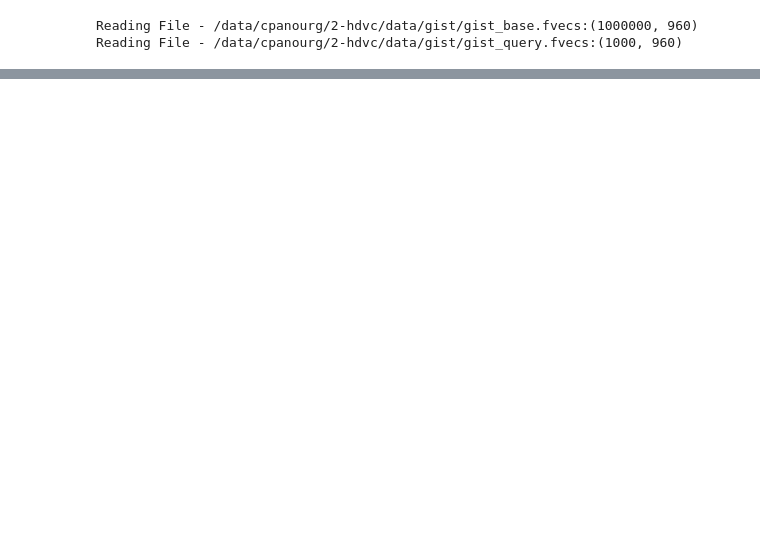
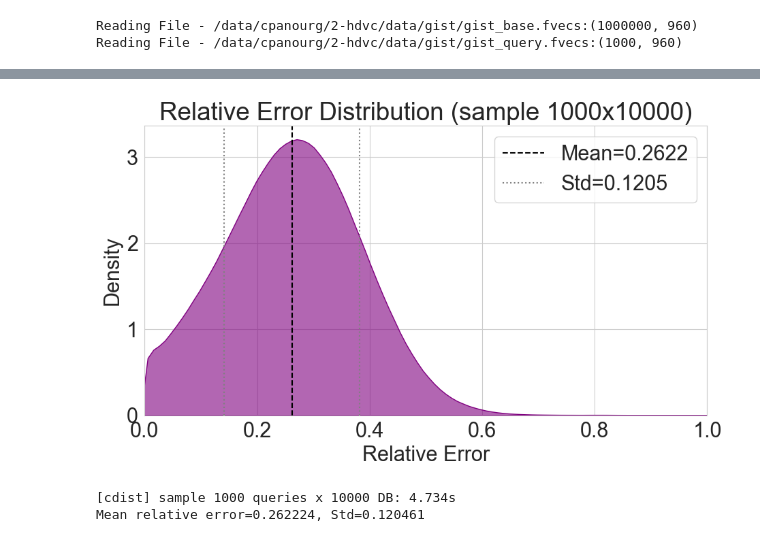
Before and after one commit to Hendrix8/hdvc, a Jupyter notebook: notebooks/1-PQ.ipynb, the cells around one changed output, grey strips where cells are left out. Cells and saved outputs as stored; diff of their text form; code cells hidden in the pictures; blank space fills up the shorter version.

```diff
--- a/notebooks/1-PQ.ipynb
+++ b/notebooks/1-PQ.ipynb
@@ -172,0 +471,13 @@ pd.read_csv('/data/cpanourg/2-hdvc/results/rel_error.csv').round(2)
+# %%
+
+# Encode database vectors
+print("Encoding database vectors...")
+start_time = time.time()
+try:
+    codes = pq.compute_codes(db)
+except TypeError:
+    codes = np.zeros((nb, pq.code_size), dtype='uint8')
+    pq.compute_codes(db, codes)
+encoding_time = time.time() - start_time
+print(f"Encoding completed in {encoding_time:.2f} seconds")
+print(f"Codes shape: {codes.shape}")
@@ -172,0 +549,6 @@ pd.read_csv('/data/cpanourg/2-hdvc/results/rel_error.csv').round(2)
+# %%
+
+# Exact distances with cdist
+t0 = time.time()
+exact_sample = cdist(qr_sample, db_sample, metric="sqeuclidean").astype(np.float32)
+cdist_time = time.time() - t0
@@ -172,0 +568,30 @@ pd.read_csv('/data/cpanourg/2-hdvc/results/rel_error.csv').round(2)
+# %%
+
+plt.rcParams['font.family'] = 'serif'
+sns.set_style("whitegrid")
+# Relative errors
+rel_error = np.abs(adc_sample - exact_sample) / (exact_sample + 1e-12)
+rel_error.astype(np.float32).tofile('/data/cpanourg/2-hdvc/results/pq/rel_error.bin')
+mean_rel, std_rel = rel_error.mean(), rel_error.std()
+
+# Plot KDE of relative errors
+rel_error_flat = rel_error.ravel()
+plt.figure(figsize=(10, 6))
+plt.xlim(0, 1)
+sns.kdeplot(rel_error_flat, fill=True, color="purple", alpha=0.6)
+plt.axvline(mean_rel, linestyle="--", color="black", label=f"Mean={mean_rel:.4f}")
+plt.axvline(mean_rel-std_rel, linestyle=":", color="grey")
+plt.axvline(mean_rel+std_rel, linestyle=":", color="grey", label=f"Std={std_rel:.4f}")
+plt.title(f"Relative Error Distribution (sample {len(q_idx)}x{len(db_idx)})")
+plt.xlabel("Relative Error")
+plt.ylabel("Density")
+plt.legend()
+plt.tight_layout()
+plt.show()
+
+print(f"[cdist] sample {len(q_idx)} queries x {len(db_idx)} DB: {cdist_time:.3f}s")
+print(f"Mean relative error={mean_rel:.6f}, Std={std_rel:.6f}")
+# %% [output]
+[figure, added]
+[cdist] sample 1000 queries x 10000 DB: 4.734s
+Mean relative error=0.262224, Std=0.120461
```
Also changed, not shown: parts of 34 cells of this notebook, 2 other files.
